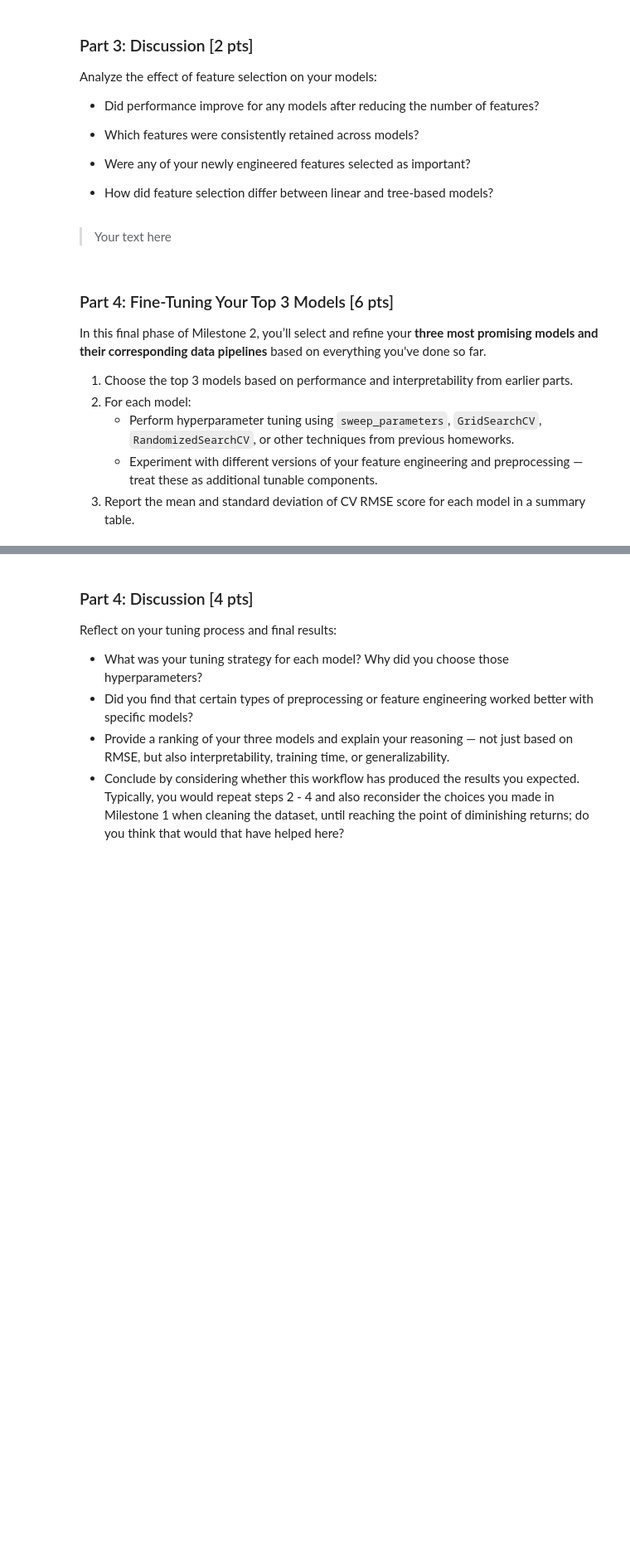
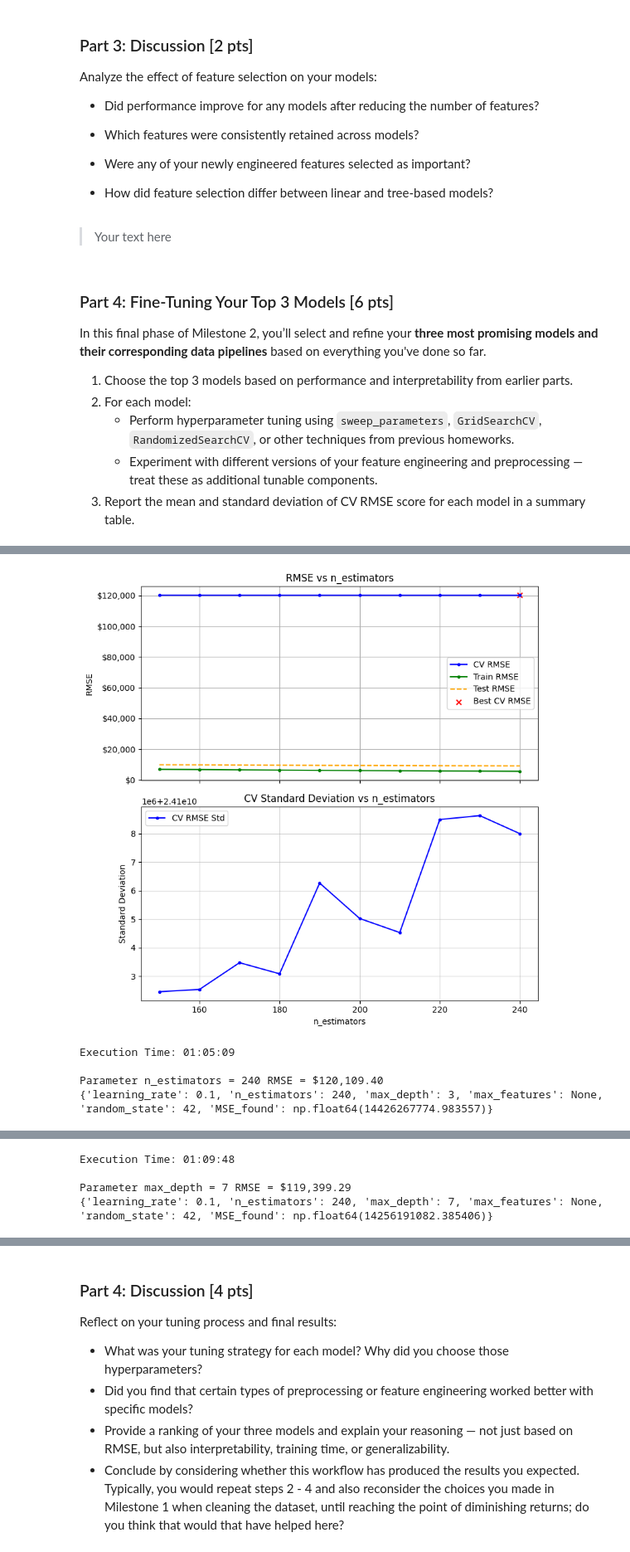
Before and after one commit to asaparson/DX603-Milestone2, a Jupyter notebook: Milestone_02.ipynb, the cells around one changed output, grey strips where cells are left out. Shown at 83% size. Drawn from its saved outputs; the diff is of its cells as text; code cells hidden in the pictures; blank space fills up the shorter version.

Commit message:
gradientboost_+table&concl

```diff
--- a/Milestone_02.ipynb
+++ b/Milestone_02.ipynb
@@ -173,3 +173,12 @@ X_train, X_test, y_train, y_test = train_test_split(X, y, test_size=0.3, random_
 
 scaler = StandardScaler()
 X_train_scaled = scaler.fit_transform(X_train)
+# %%
+#UNDO LOG TRANSFORM
+
+df.loc[:, 'taxvaluedollarcnt'] = np.exp(df['log_taxvaluedollarcnt'])
+X = df.drop('taxvaluedollarcnt', axis=1)
+y = df["taxvaluedollarcnt"]
+X_train, X_test, y_train, y_test = train_test_split(X, y, test_size=0.3, random_state=42)
+scaler = StandardScaler()
+X_train_scaled = scaler.fit_transform(X_train)
@@ -897,7 +912,7 @@ In this final phase of Milestone 2, you’ll select and refine your **three most
    - Experiment with different versions of your feature engineering and preprocessing — treat these as additional tunable components.
 3. Report the mean and standard deviation of CV RMSE score for each model in a summary table.
 # %%
-def run_model(model, X_train, y_train, X_test, y_test, n_repeats=10, n_jobs=-1, **model_params):
+def run_model(model, y_train, X_test, y_test, X_train=X_train_scaled, n_repeats=10, n_jobs=-1, **model_params):
 
     # Instantiate the model if a class is provided, so for example can use either BaggingRegressor or BaggingRegressor() as argument.
     if isinstance(model, type):
@@ -1107,0 +1108,30 @@ pd.DataFrame(params_gb_list)
+# %%
+# Sweep 2
+params_gb = Default_Parameters_GradientBoosting.copy()
+params_gb_list = []
+parameters_ranges = [
+    ('n_estimators', range(150,251,10)),    # Narrow around 200 (watch std)
+    ('max_depth', [5,6,7,8]),               # Increase Range
+    ('max_features', range(40,61,1))        # Narrow around 50
+]
+
+for param, parameter_list in parameters_ranges:
+    params_gb = sweep_parameter(GradientBoostingRegressor,
+                                params_gb,
+                                param,
+                                parameter_list,
+                                n_jobs=5,
+                                n_repeats=4) # Increase
+
+    print(f"\nParameter {param} = {params_gb[param]} RMSE = ${params_gb['MSE_found']**0.5:,.2f}")
+    print(params_gb)
+    print()
+
+params_gb_list.append(params_gb)
+pd.DataFrame(params_gb_list)
+# %% [output]
+[figure, added]
+Execution Time: 01:05:09
+
+Parameter n_estimators = 240 RMSE = $120,109.40
+{'learning_rate': 0.1, 'n_estimators': 240, 'max_depth': 3, 'max_features': None, 'random_state': 42, 'MSE_found': np.float64(14426267774.983557)}
@@ -1107,0 +1139,4 @@ pd.DataFrame(params_gb_list)
+Execution Time: 01:09:48
+
+Parameter max_depth = 7 RMSE = $119,399.29
+{'learning_rate': 0.1, 'n_estimators': 240, 'max_depth': 7, 'max_features': None, 'random_state': 42, 'MSE_found': np.float64(14256191082.385406)}
```
Also changed, not shown: parts of 12 cells of this notebook.
